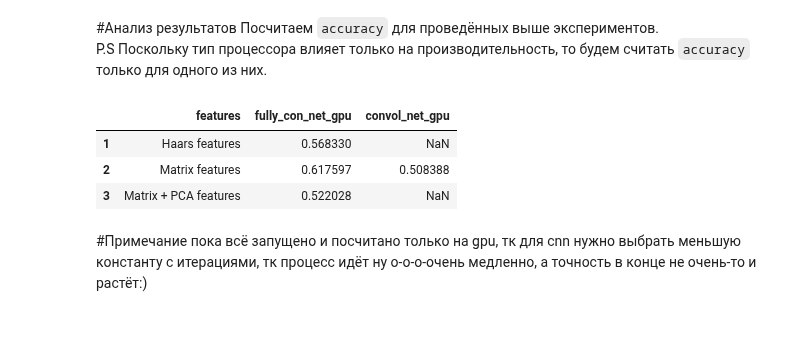
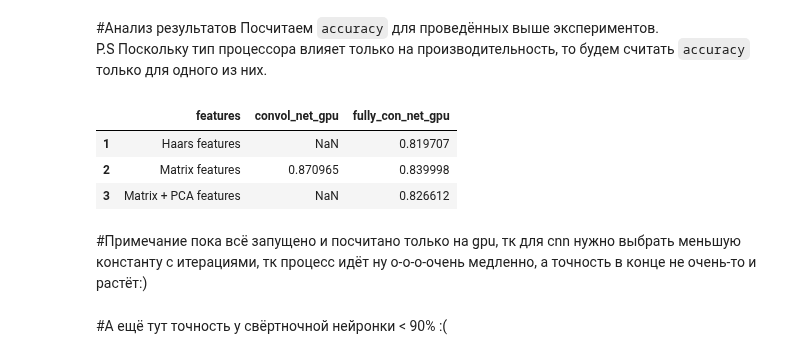
Before and after one commit to Kat-ies/Coursework, a Jupyter notebook: Neural_network_face_classificaion.ipynb, the cells around one changed output. Saved outputs shown, nothing was run; the diff lists cells and outputs as text; code cells hidden in the pictures; blank space fills up the shorter version.

```diff
--- a/Neural_network_face_classificaion.ipynb
+++ b/Neural_network_face_classificaion.ipynb
@@ -292,3 +301,17 @@ def nn_test(x_test, is_gpu, feature_type, data_df, time_df, index, net_type):
+# %%
+from pandas import read_csv
+
+def save_df(haars_net_df, matrix_net_df, matrix_net_pca_df, net_time_df):
+    haars_net_df.to_csv(os.path.join(PATH, 'Dataframes', 'haars_net_df.csv'))
+    matrix_net_df.to_csv(os.path.join(PATH, 'Dataframes', 'matrix_net_df.csv'))
+    matrix_net_pca_df.to_csv(os.path.join(PATH, 'Dataframes', 'matrix_net_pca_df.csv'))
+    net_time_df.to_csv(os.path.join(PATH, 'Dataframes', 'net_time_df.csv'))
+
+def load_df():
+    return (read_csv(os.path.join(PATH, 'Dataframes', 'haars_net_df.csv'), index_col=0, header= 0),
+    read_csv(os.path.join(PATH, 'Dataframes', 'matrix_net_df.csv'), index_col=0, header= 0),
+    read_csv(os.path.join(PATH, 'Dataframes', 'matrix_net_pca_df.csv'), index_col=0, header= 0),
+    read_csv(os.path.join(PATH, 'Dataframes', 'net_time_df.csv'), index_col=0, header= 0))
 # %%
 haars_net_df = pd.DataFrame(columns=net_cols[:2])
 matrix_net_df = pd.DataFrame(columns=net_cols)
@@ -363,25 +418,22 @@ net_time_df.to_csv(os.path.join(PATH, 'Dataframes', 'net_time_df.csv'))
 Посчитаем `accuracy` для проведённых выше экспериментов.
 P.S Поскольку тип процессора влияет только на производительность, то будем считать `accuracy` только для одного из них.
 # %%
-from pandas import read_csv
-
-haars_net_df = read_csv(os.path.join(PATH, 'Dataframes', 'haars_net_df.csv'))
-matrix_net_df = read_csv(os.path.join(PATH, 'Dataframes', 'matrix_net_df.csv'))
-matrix_net_pca_df = read_csv(os.path.join(PATH, 'Dataframes', 'matrix_net_pca_df.csv'))
-net_time_df = read_csv(os.path.join(PATH, 'Dataframes', 'net_time_df.csv'))
+haars_net_df, matrix_net_df, matrix_net_pca_df, net_time_df = load_df()
 
 net_accuracy[net_cols[1]] = [accuracy_score(haars_net_df['y_test'], haars_net_df[net_cols[1]]),
                                     accuracy_score(matrix_net_df['y_test'], matrix_net_df[net_cols[1]]),
                                     accuracy_score(matrix_net_pca_df['y_test'], matrix_net_pca_df[net_cols[1]])]
 
 net_accuracy[net_cols[3]] = [np.NaN, accuracy_score(matrix_net_df['y_test'], matrix_net_df[net_cols[3]]), np.NaN]
 
 net_accuracy[:]
 # %% [output]
-|  | features | fully_con_net_gpu | convol_net_gpu |
-| 1 | Haars features | 0.568330 | NaN |
-| 2 | Matrix features | 0.617597 | 0.508388 |
-| 3 | Matrix + PCA features | 0.522028 | NaN |
+|  | features | convol_net_gpu | fully_con_net_gpu |
+| 1 | Haars features | NaN | 0.819707 |
+| 2 | Matrix features | 0.870965 | 0.839998 |
+| 3 | Matrix + PCA features | NaN | 0.826612 |
 # %% [markdown]
 #Примечание
 пока всё запущено и посчитано только на gpu, тк для cnn нужно выбрать меньшую константу с итерациями, тк процесс идёт ну о-о-о-очень медленно, а точность в конце не очень-то и растёт:)
+# %% [markdown]
+#А ещё тут точность у свёртночной нейронки < 90% :(
```
Also changed, not shown: parts of 14 cells of this notebook.
